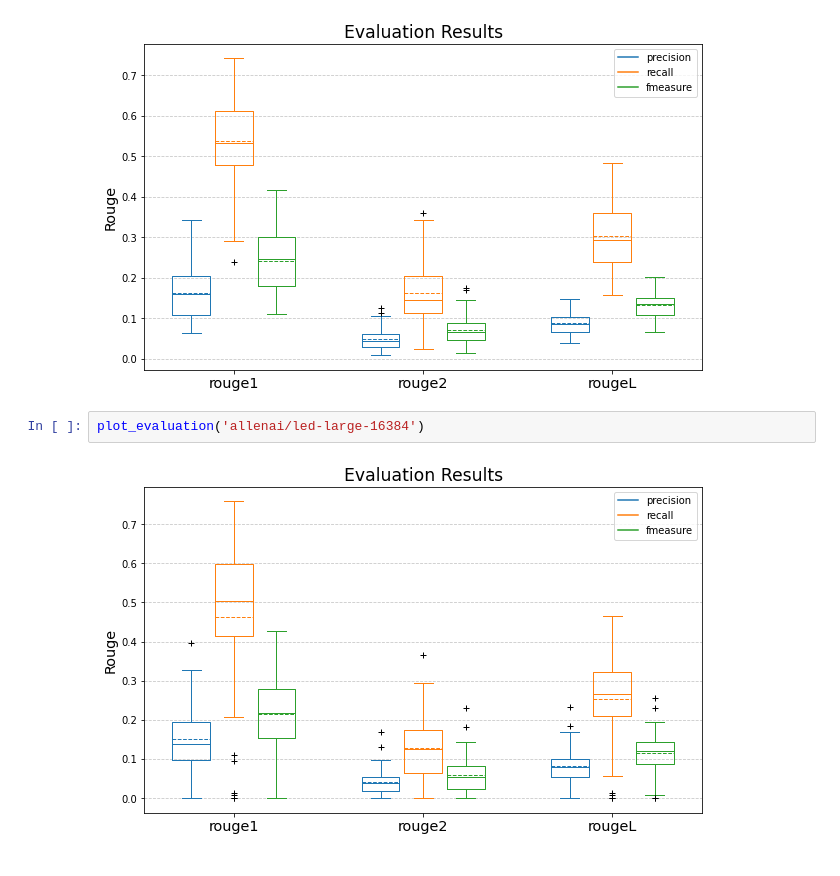
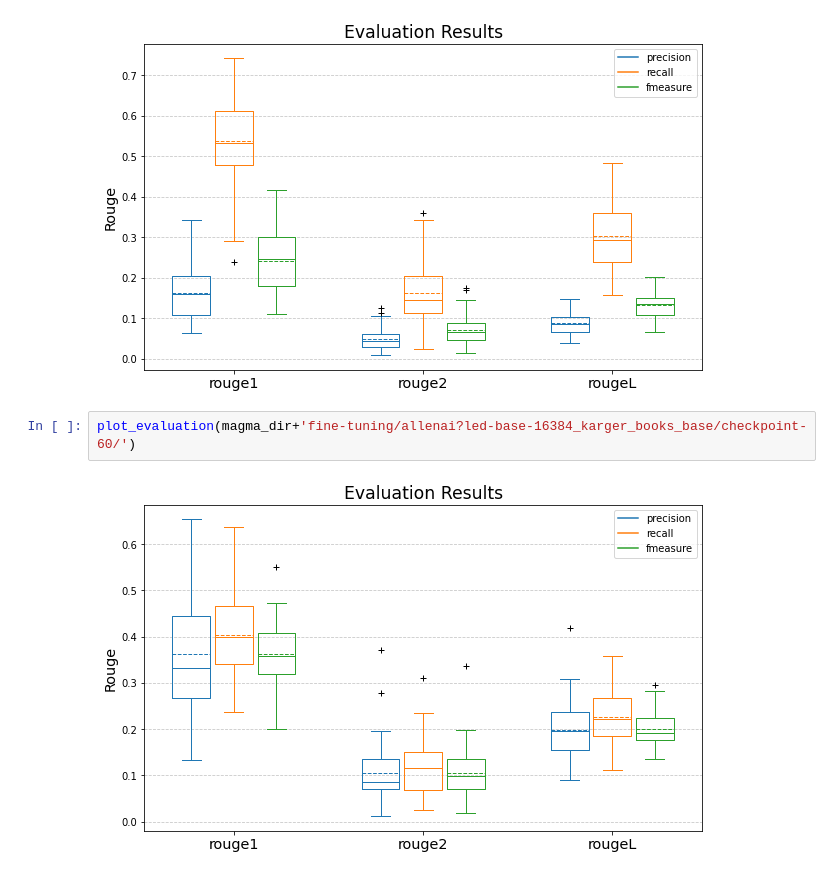
Before and after one commit to marcoabrate/transformers_magma_learning, a Jupyter notebook: summarization/karger_books_base_LED.ipynb, the cells around one changed output. Cells and saved outputs as stored; diff of their text form.

```diff
--- a/summarization/karger_books_base_LED.ipynb
+++ b/summarization/karger_books_base_LED.ipynb
@@ -336,7 +351,7 @@ evaluate_model(df_test, 'allenai/led-large-16384')
 plot_evaluation('allenai/led-base-16384')
 # %% [output]
 [figure]
-# %%
-plot_evaluation('allenai/led-large-16384')
-# %% [output]
-[figure, removed]
+# %%
+plot_evaluation(magma_dir+'fine-tuning/allenai?led-base-16384_karger_books_base/checkpoint-60/')
+# %% [output]
+[figure, added]
```
Also changed, not shown: parts of 8 cells of this notebook, 5 other files.
